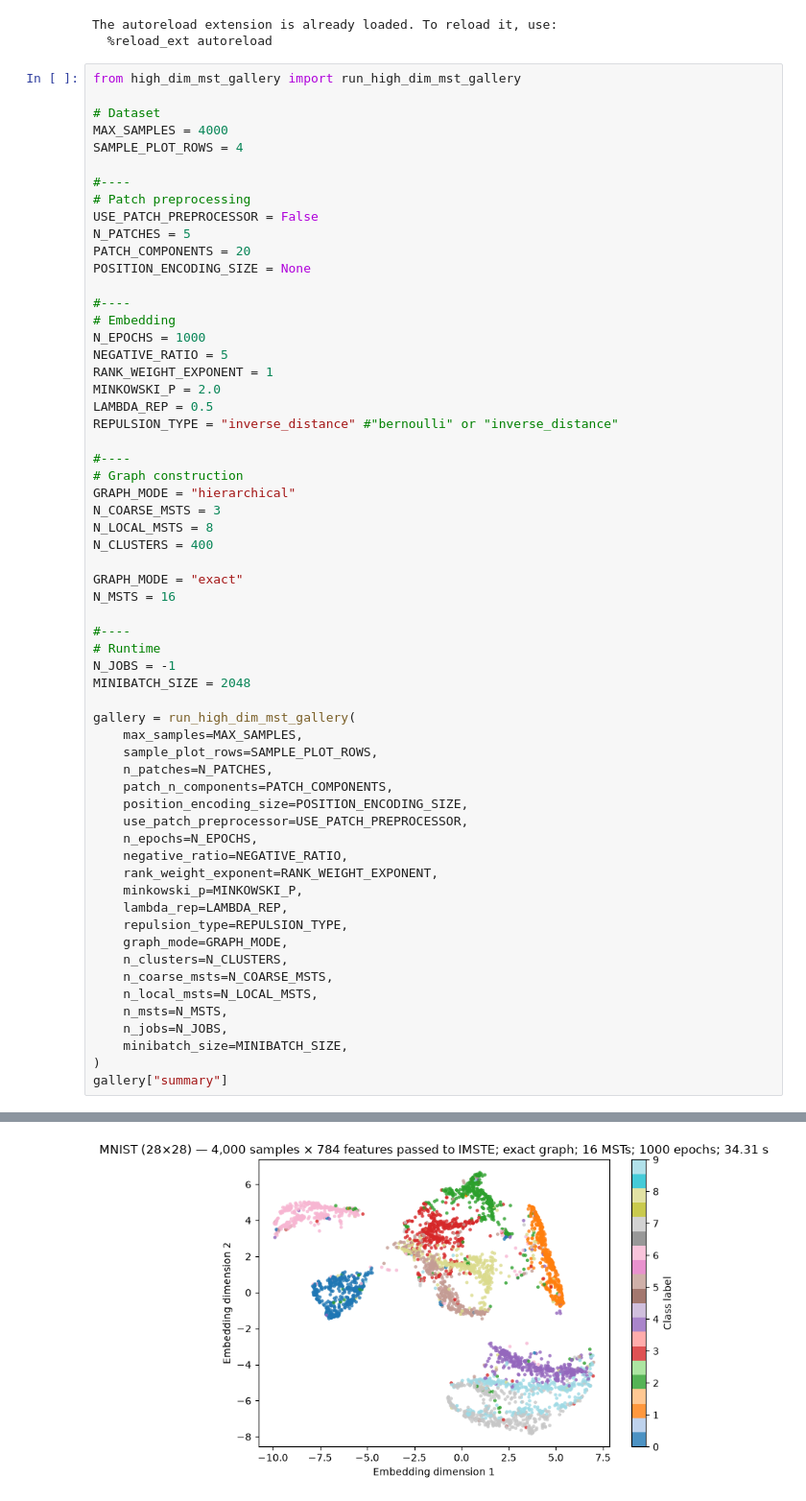
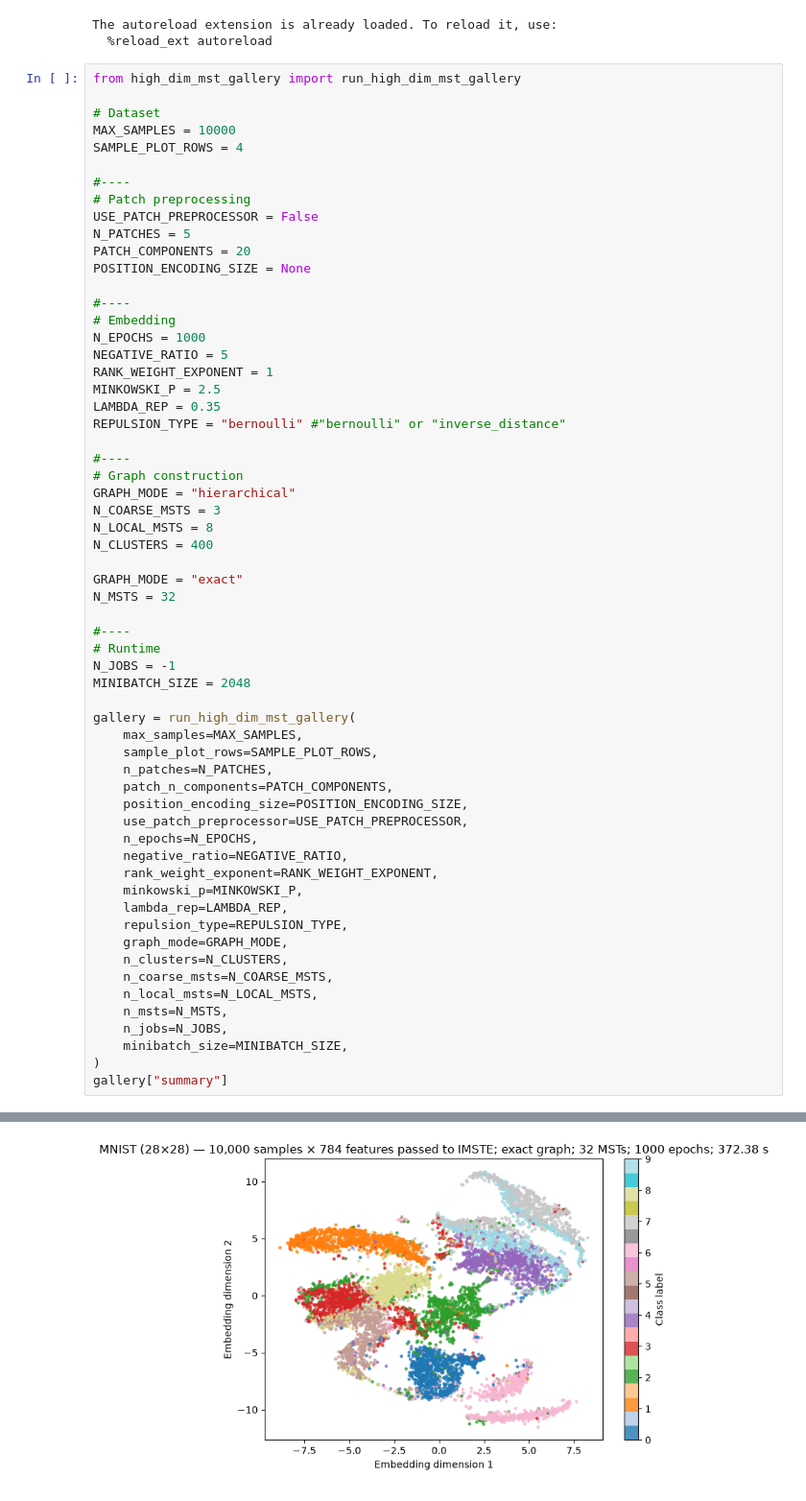
Before and after one commit to fabriziocosta/mst_embedding, a Jupyter notebook: notebooks/high_dim_mst_gallery.ipynb, the cells around one changed output, grey strips where cells are left out. Shown at 96% size. Drawn from its saved outputs; the diff is of its cells as text.

```diff
--- a/notebooks/high_dim_mst_gallery.ipynb
+++ b/notebooks/high_dim_mst_gallery.ipynb
@@ -24,7 +24,7 @@ The autoreload extension is already loaded. To reload it, use:
 from high_dim_mst_gallery import run_high_dim_mst_gallery
 
 # Dataset
-MAX_SAMPLES = 4000
+MAX_SAMPLES = 10000
 SAMPLE_PLOT_ROWS = 4
 
 #----
@@ -39,9 +39,9 @@ POSITION_ENCODING_SIZE = None
 N_EPOCHS = 1000
 NEGATIVE_RATIO = 5
 RANK_WEIGHT_EXPONENT = 1
-MINKOWSKI_P = 2.0
-LAMBDA_REP = 0.5
-REPULSION_TYPE = "inverse_distance" #"bernoulli" or "inverse_distance"
+MINKOWSKI_P = 2.5
+LAMBDA_REP = 0.35
+REPULSION_TYPE = "bernoulli" #"bernoulli" or "inverse_distance"
 
 #----
 # Graph construction
@@ -51,7 +51,7 @@ N_LOCAL_MSTS = 8
 N_CLUSTERS = 400
 
 GRAPH_MODE = "exact"
-N_MSTS = 16
+N_MSTS = 32
 
 #----
 # Runtime
@@ -94 +94 @@ Fitting MNIST (28×28) on mps ...
-[figure, old version]
+[figure, new version]
```
Also changed, not shown: parts of 1 cell of this notebook, 4 other files.
